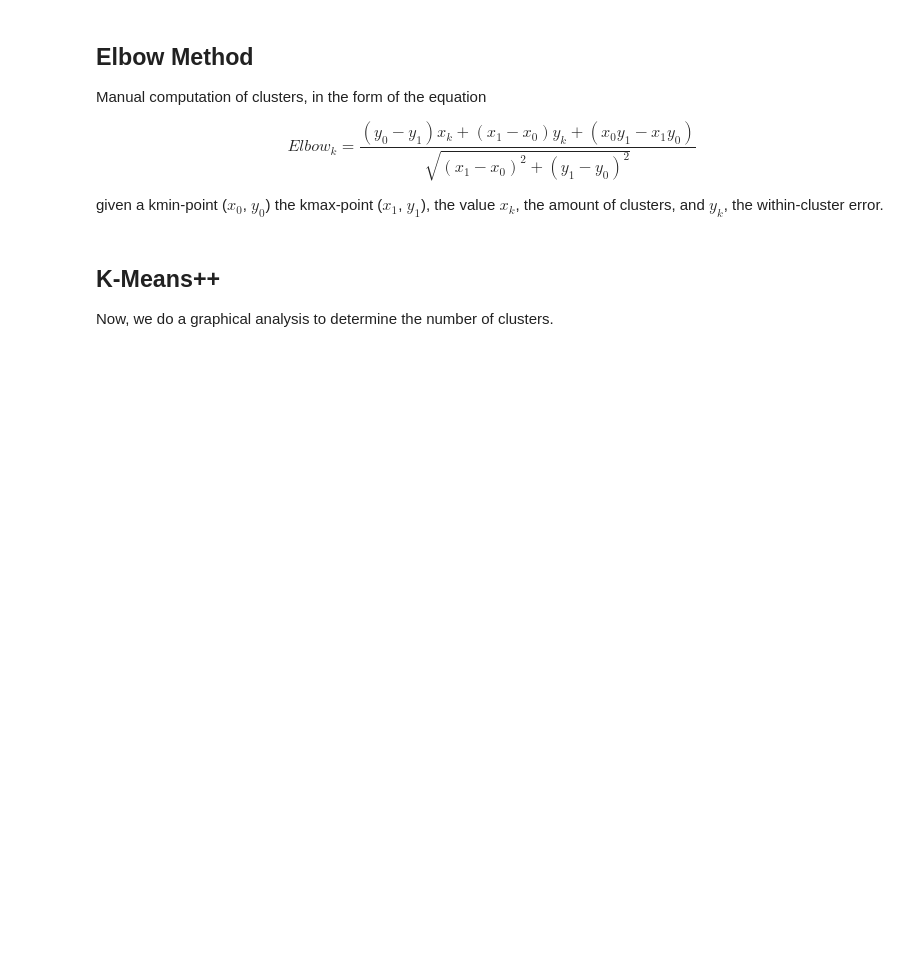
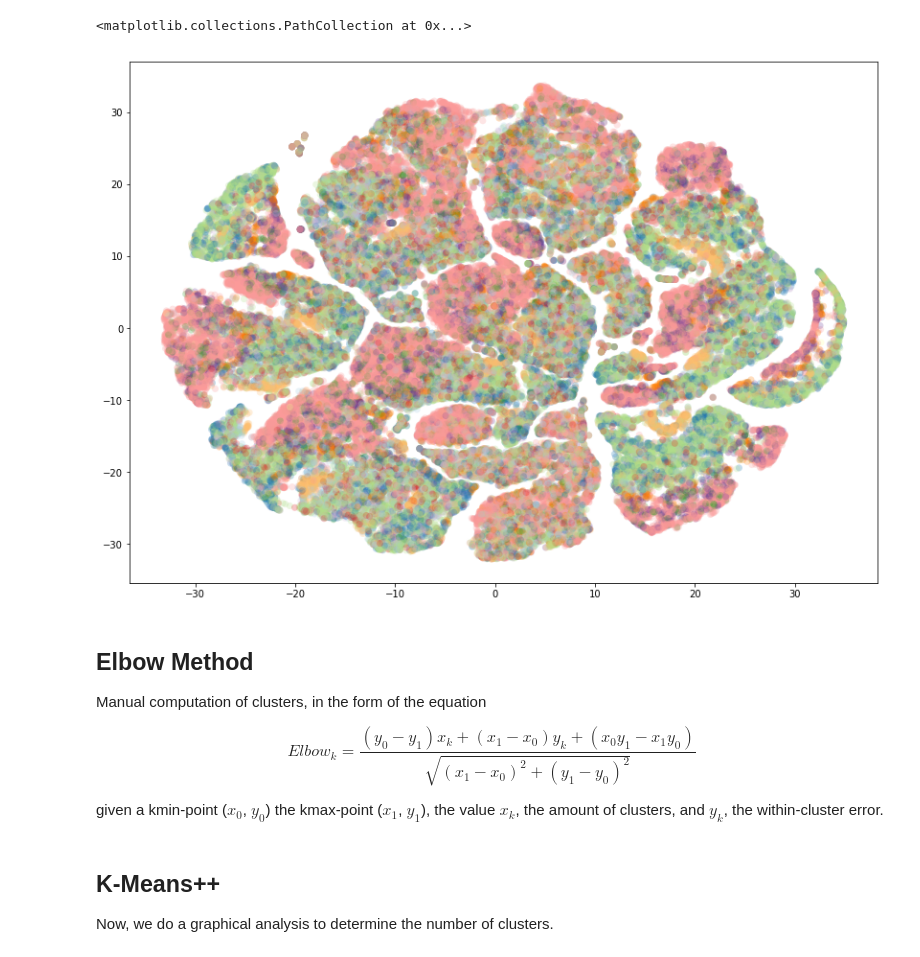
Before and after one commit to Nyctanthous/C-SMASH, a Jupyter notebook: presentation-Copy1.ipynb, the cells around one changed output. Drawn from its saved outputs; the diff is of its cells as text; code cells hidden in the pictures; blank space fills up the shorter version.

```diff
--- a/presentation-Copy1.ipynb
+++ b/presentation-Copy1.ipynb
@@ -98,3 +74,20 @@ plot_5d(sdss_df["G_MAG"], sdss_df["Z_MAG"], sdss_df["I_MAG"], sdss_df["U_MAG"],
+# %%
+# Plot what Carvano got.
+unique_tax = merged["CLASSIFICATION"].unique()
+tax_color_dict = dict(zip(unique_tax, list(range(len(unique_tax)))))
+
+color_palette = sns.color_palette('Paired', len(unique_tax))
+
+cluster_colors = [color_palette[tax_color_dict[x]] if tax_color_dict[x] >= 0
+                  else (0.5, 0.5, 0.5)
+                  for x in merged["CLASSIFICATION"]]
+# %%
+# Actually plot our data
+plt.figure(figsize=(14, 10))
+plt.scatter(*merged_projection.T, s=50, linewidth=0, c=cluster_colors, alpha=0.25)
+# %% [output]
+<matplotlib.collections.PathCollection at 0x...>
+[figure, added]
 # %% [markdown]
 ## Elbow Method
 Manual computation of clusters, in the form of the equation
```
Also changed, not shown: parts of 45 cells of this notebook.
